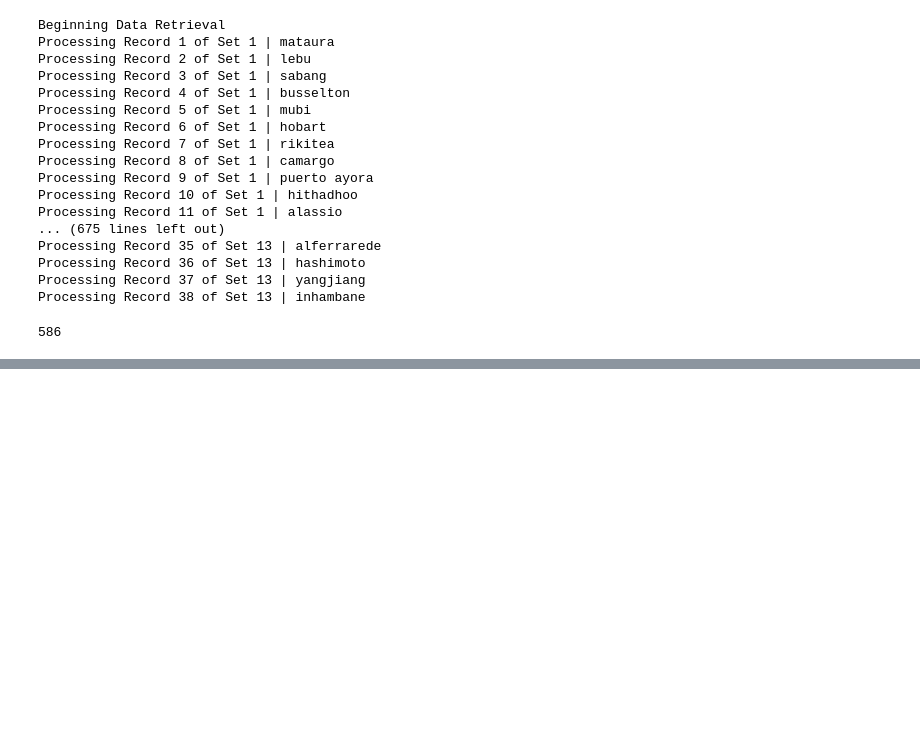
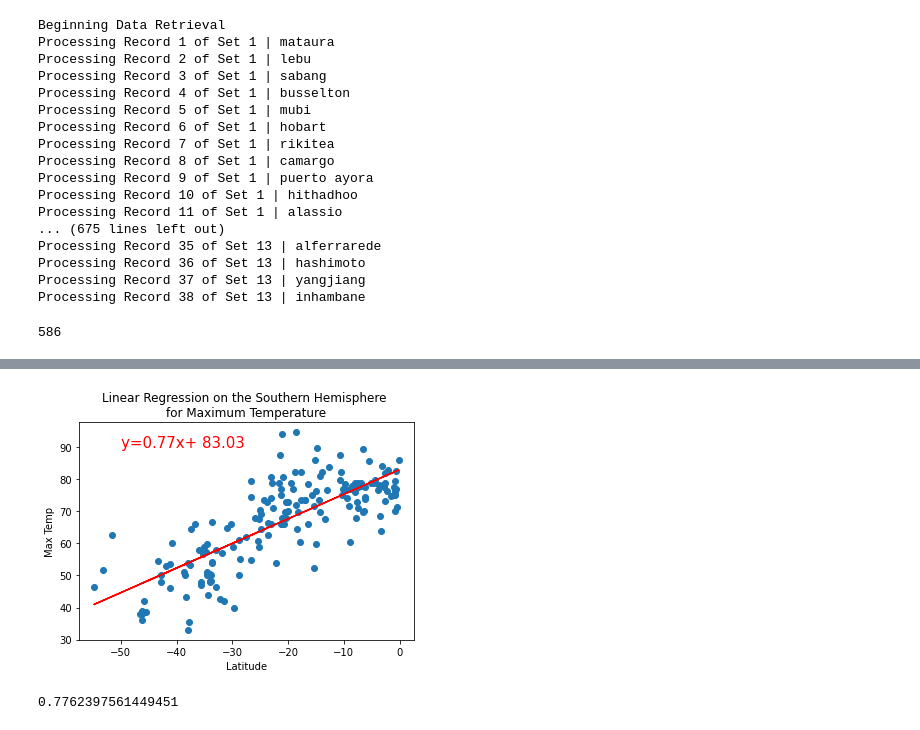
Before and after one commit to noelpdot/World_Weather_Analysis, a Jupyter notebook: WeatherPy.ipynb, the cells around one changed output, grey strips where cells are left out. Saved outputs shown, nothing was run; the diff lists cells and outputs as text; code cells hidden in the pictures; blank space fills up the shorter version.

```diff
--- a/WeatherPy.ipynb
+++ b/WeatherPy.ipynb
@@ -279,0 +325,10 @@ plt.show()
+# %%
+# Linear regression on the Southern Hemisphere Lat Vs Max Temp
+x_values = south_hemi_df["Lat"]
+y_values = south_hemi_df["Max Temp"]
+# Call the function.
+plot_linear_regression(x_values, y_values,
+                       'Linear Regression on the Southern Hemisphere \nfor Maximum Temperature', 'Max Temp',(-50,90))
+# %% [output]
+[figure, added]
+0.7762397561449451
```
Also changed, not shown: parts of 17 cells of this notebook.
